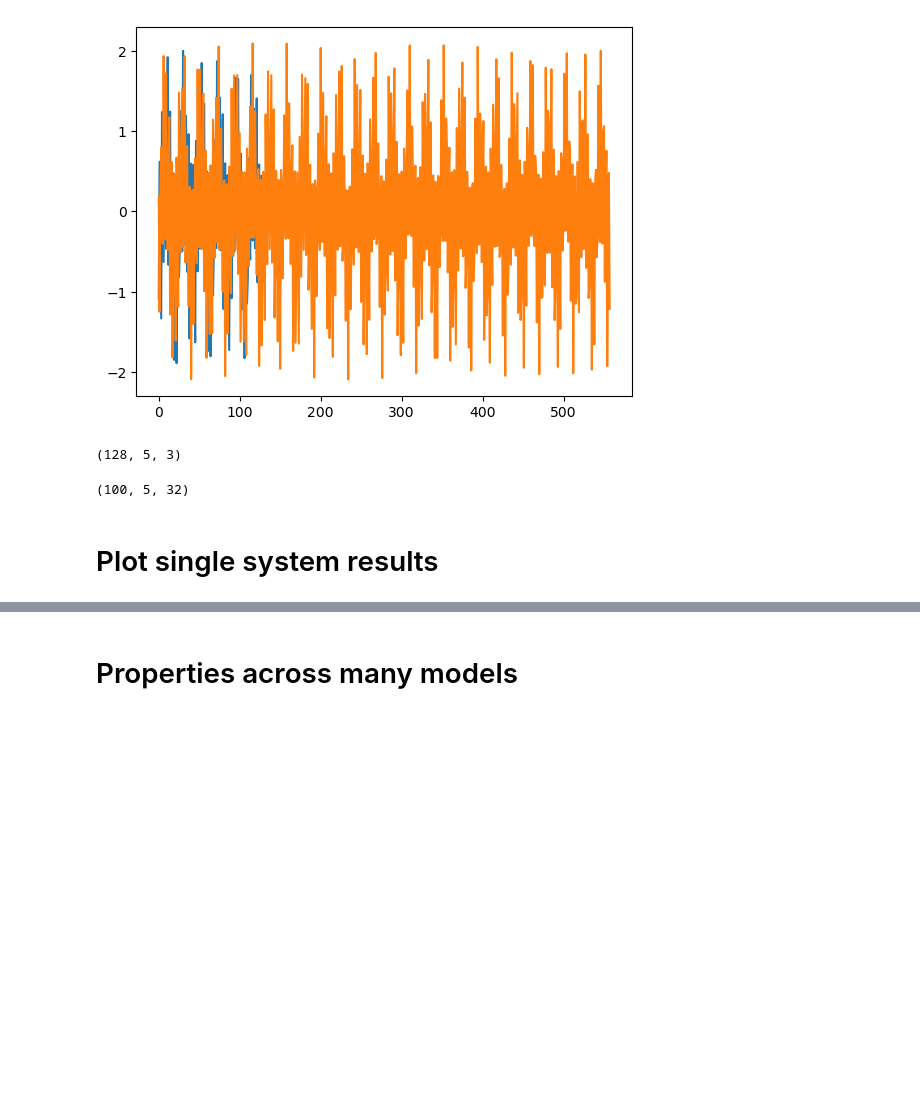
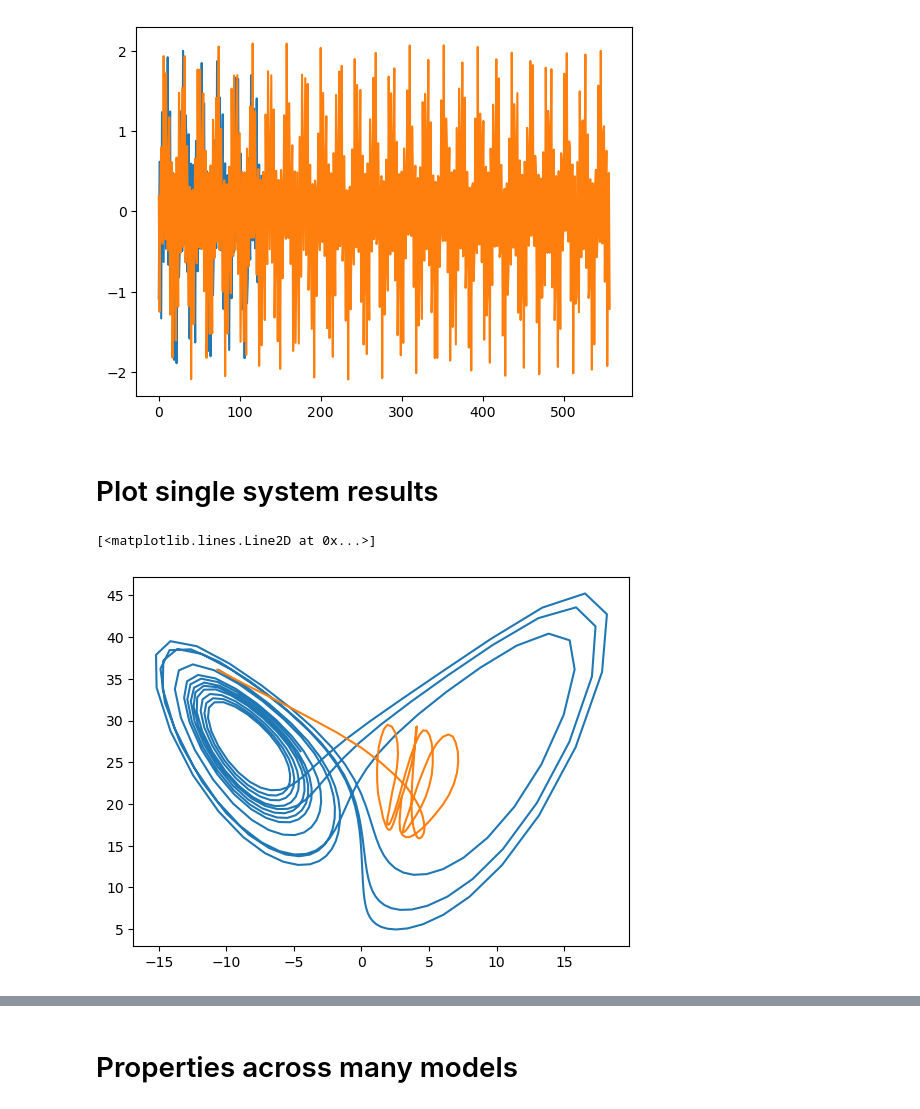
Before and after one commit to williamgilpin/dysts_data, a Jupyter notebook: benchmark_results/zero_shot_plotting.ipynb, the cells around one changed output, grey strips where cells are left out. Saved outputs shown, nothing was run; the diff lists cells and outputs as text; code cells hidden in the pictures; blank space fills up the shorter version.

```diff
--- a/benchmark_results/zero_shot_plotting.ipynb
+++ b/benchmark_results/zero_shot_plotting.ipynb
@@ -115,14 +242,6 @@ plt.plot(traj[model.context:, 0])
 [<matplotlib.lines.Line2D at 0x...>]
 [figure]
 [figure]
-# %%
-forecast_multivariate.shape
-# %% [output]
-(128, 5, 3)
-# %%
-forecast_multivariate.shape
-# %% [output]
-(100, 5, 32)
 # %% [markdown]
 # Plot single system results
 # %%
@@ -147,3 +269,16 @@ for model_size in ["tiny", "mini", "small", "base", "large"]:
         all_smape_rolling.append(all_smape)
     all_smape_rolling = np.array(all_smape_rolling)
     all_scores[model_size] = np.copy(all_smape_rolling)
+# %%
+i_traj = 7
+traj_test_forecast = traj_test_forecast[i_traj][None, :]
+forecast_multivariate = np.moveaxis(all_traj_forecasts[i_traj], (0, 1, 2), (2, 0, 1))[..., :120]
+# forecast_multivariate = np.moveaxis(all_traj_forecasts[..., 0], (0, 1, 2), (1, 2, 0))
+
+plt.plot(traj_test_forecast.squeeze()[:, 0], traj_test_forecast.squeeze()[:, 2], label="True")
+plt.plot(np.mean(forecast_multivariate, axis=1)[0], np.mean(forecast_multivariate, axis=1)[2], label="Forecast")
+
+# rolling_smape = smape_rolling(np.mean(forecast_multivariate, axis=1).squeeze().T, traj_test_forecast.squeeze())
+# %% [output]
+[<matplotlib.lines.Line2D at 0x...>]
+[figure, added]
```
Also changed, not shown: parts of 10 cells of this notebook, 31 other files.
